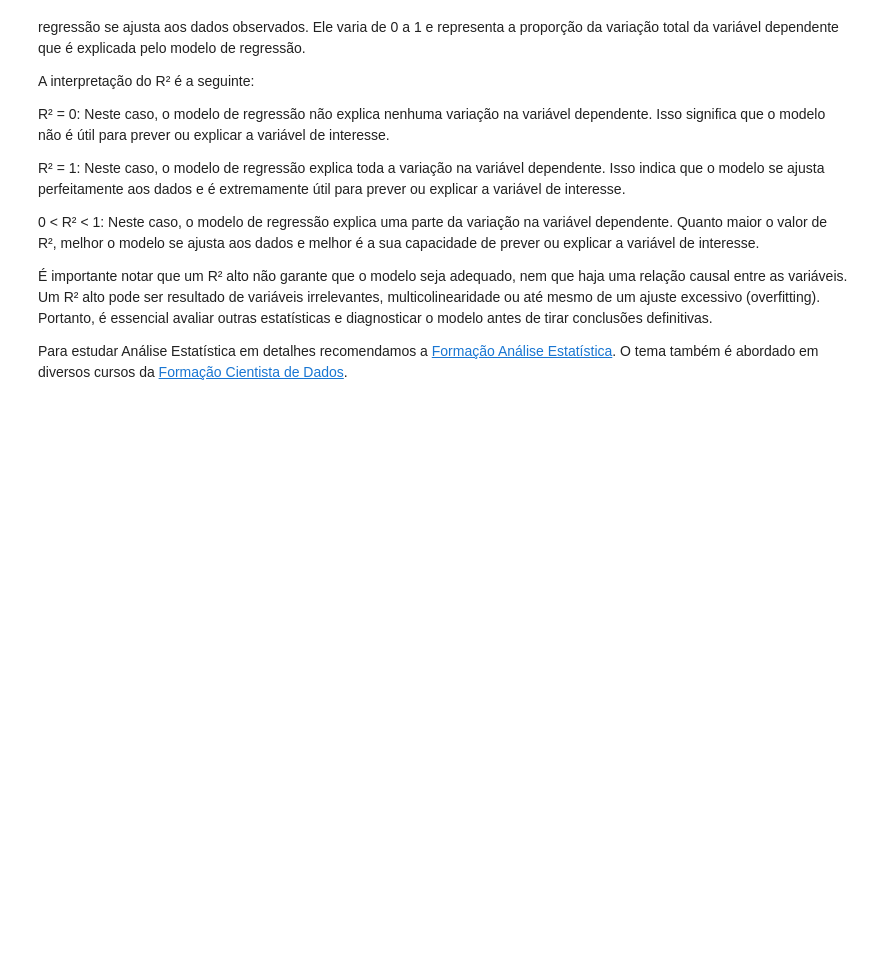
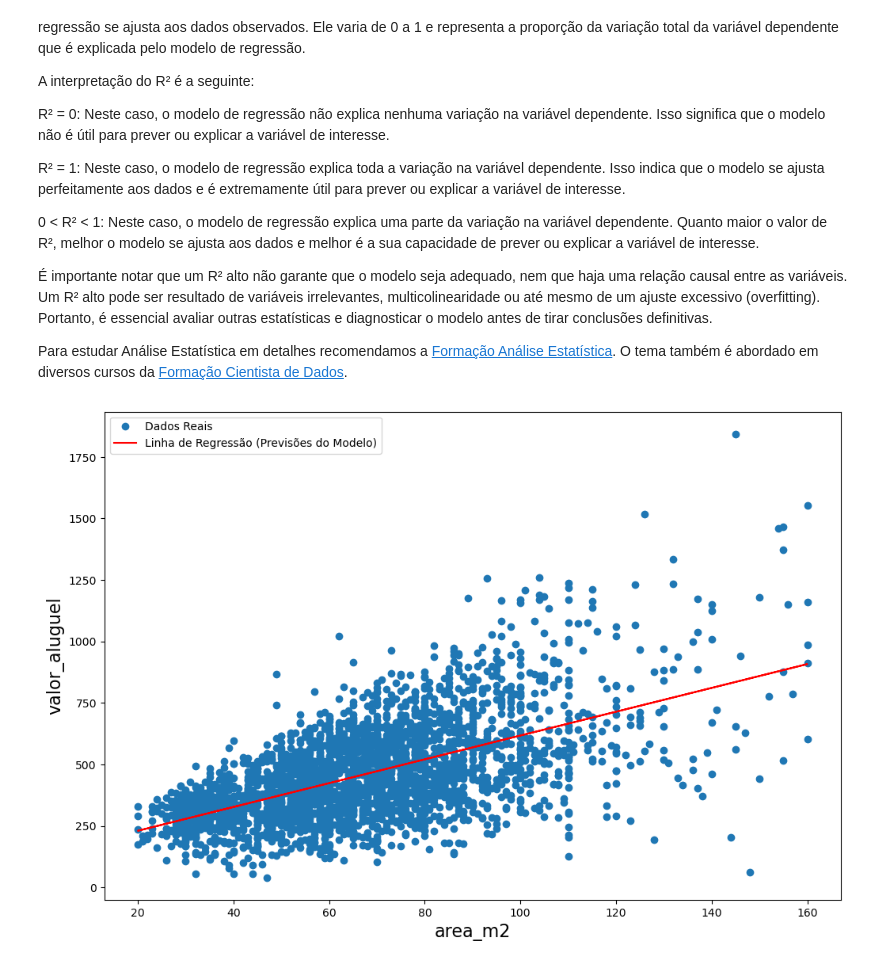
Before and after one commit to Caio-GBrayner/DSA-Python-Exercises, a Jupyter notebook: Cap-14/DSA-Python-01.ipynb, the cells around one changed output. Drawn from its saved outputs; the diff is of its cells as text; code cells hidden in the pictures; blank space fills up the shorter version.

```diff
--- a/Cap-14/DSA-Python-01.ipynb
+++ b/Cap-14/DSA-Python-01.ipynb
@@ -200,3 +200,13 @@ R² = 1: Neste caso, o modelo de regressão explica toda a variação na variáv
 É importante notar que um R² alto não garante que o modelo seja adequado, nem que haja uma relação causal entre as variáveis. Um R² alto pode ser resultado de variáveis irrelevantes, multicolinearidade ou até mesmo de um ajuste excessivo (overfitting). Portanto, é essencial avaliar outras estatísticas e diagnosticar o modelo antes de tirar conclusões definitivas.
 
 Para estudar Análise Estatística em detalhes recomendamos a <a href="https://www.datascienceacademy.com.br/bundle/formacao-analise-estatistica">Formação Análise Estatística</a>. O tema também é abordado em diversos cursos da <a href="https://www.datascienceacademy.com.br/bundle/formacao-cientista-de-dados">Formação Cientista de Dados</a>.
+# %%
+plt.figure(figsize = (12, 8))
+plt.xlabel("area_m2", size = 16)
+plt.ylabel("valor_aluguel", size = 16)
+plt.plot(X["area_m2"], y, "o", label = "Dados Reais")
+plt.plot(X["area_m2"], resultado.fittedvalues, "r-", label = "Linha de Regressão (Previsões do Modelo)")
+plt.legend(loc = "best")
+plt.show()
+# %% [output]
+[figure, added]
```
Also changed, not shown: parts of 1 cell of this notebook.
